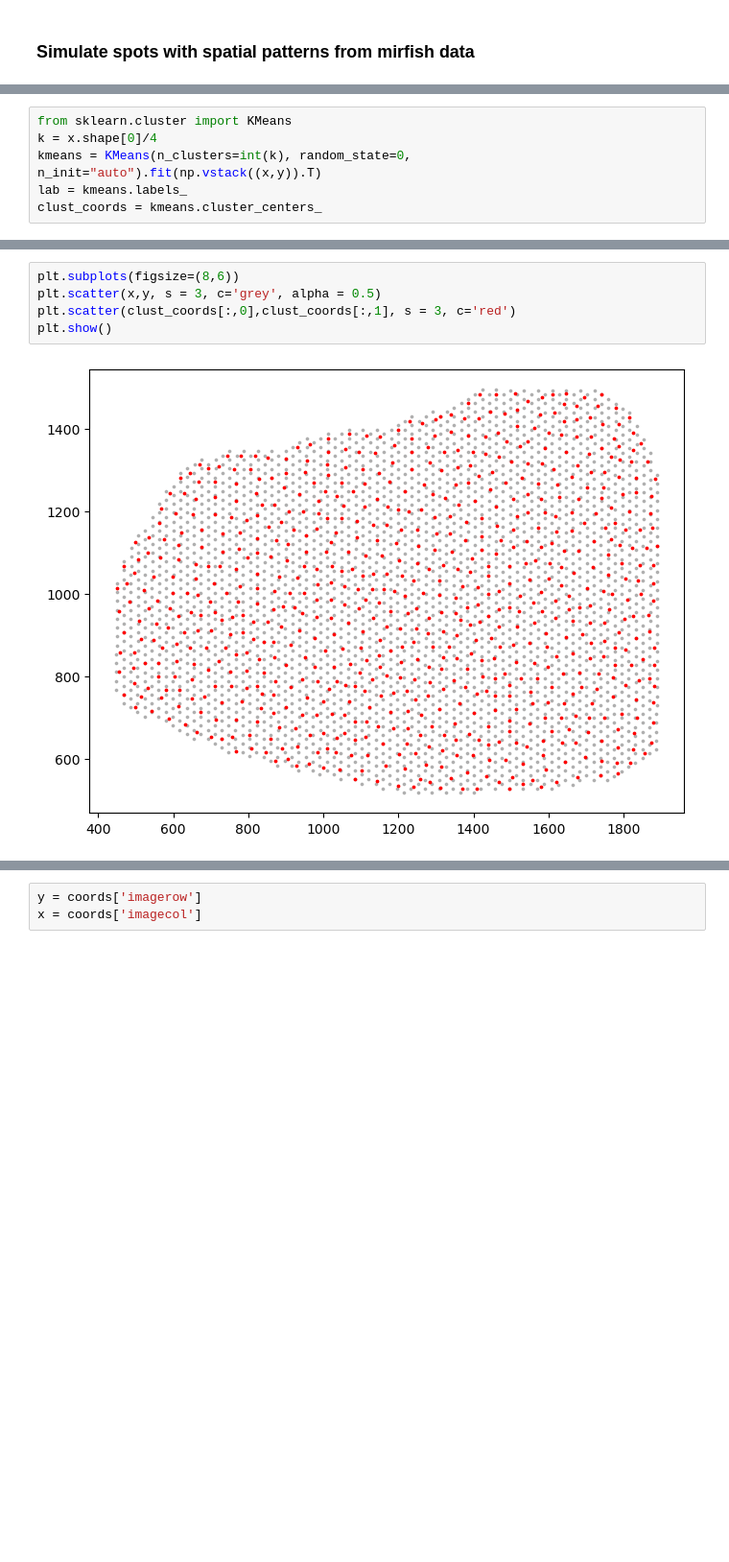
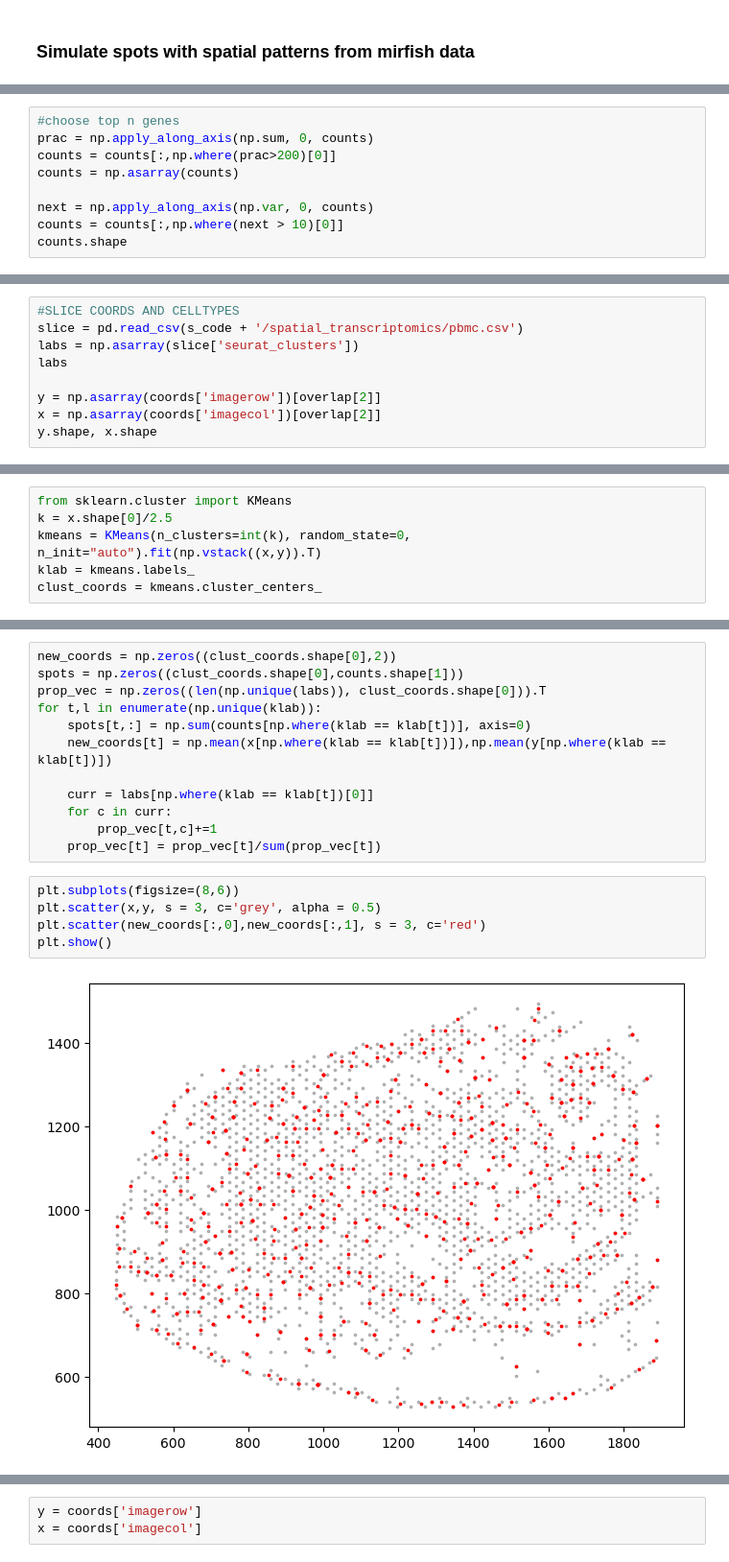
Before and after one commit to dmnburrows/spatial_transcriptomics, a Jupyter notebook: cell_decomp.ipynb, the cells around one changed output, grey strips where cells are left out. Shown at 96% size. Drawn from its saved outputs; the diff is of its cells as text; blank space fills up the shorter version.

```diff
--- a/cell_decomp.ipynb
+++ b/cell_decomp.ipynb
@@ -354,0 +446,9 @@ x = np.asarray(coords['imagecol'])
+# %%
+#choose top n genes
+prac = np.apply_along_axis(np.sum, 0, counts)
+counts = counts[:,np.where(prac>200)[0]]
+counts = np.asarray(counts)
+
+next = np.apply_along_axis(np.var, 0, counts)
+counts = counts[:,np.where(next > 10)[0]]
+counts.shape
@@ -354,0 +461,9 @@ x = np.asarray(coords['imagecol'])
+# %%
+#SLICE COORDS AND CELLTYPES
+slice = pd.read_csv(s_code + '/spatial_transcriptomics/pbmc.csv')
+labs = np.asarray(slice['seurat_clusters'])
+labs
+
+y = np.asarray(coords['imagerow'])[overlap[2]]
+x = np.asarray(coords['imagecol'])[overlap[2]]
+y.shape, x.shape
@@ -363,6 +481,6 @@ np.vstack((x,y)).shape
 # %%
 from sklearn.cluster import KMeans
-k = x.shape[0]/4
+k = x.shape[0]/2.5
 kmeans = KMeans(n_clusters=int(k), random_state=0, n_init="auto").fit(np.vstack((x,y)).T)
-lab = kmeans.labels_
+klab = kmeans.labels_
 clust_coords = kmeans.cluster_centers_
@@ -393,7 +495,19 @@ sum(lab == 210)
+# %%
+new_coords = np.zeros((clust_coords.shape[0],2))
+spots = np.zeros((clust_coords.shape[0],counts.shape[1]))
+prop_vec = np.zeros((len(np.unique(labs)), clust_coords.shape[0])).T
+for t,l in enumerate(np.unique(klab)):
+    spots[t,:] = np.sum(counts[np.where(klab == klab[t])], axis=0)
+    new_coords[t] = np.mean(x[np.where(klab == klab[t])]),np.mean(y[np.where(klab == klab[t])])
+
+    curr = labs[np.where(klab == klab[t])[0]]
+    for c in curr:
+        prop_vec[t,c]+=1
+    prop_vec[t] = prop_vec[t]/sum(prop_vec[t])
 # %%
 plt.subplots(figsize=(8,6))
 plt.scatter(x,y, s = 3, c='grey', alpha = 0.5)
-plt.scatter(clust_coords[:,0],clust_coords[:,1], s = 3, c='red')
+plt.scatter(new_coords[:,0],new_coords[:,1], s = 3, c='red')
 plt.show()
 # %% [output]
-[figure, old version]
+[figure, new version]
```
Also changed, not shown: parts of 118 cells of this notebook, 5 other files.
